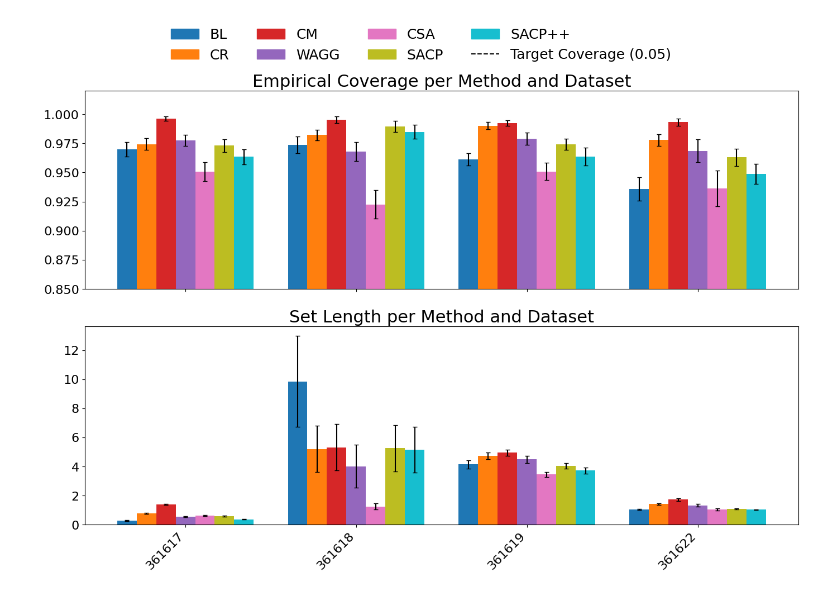
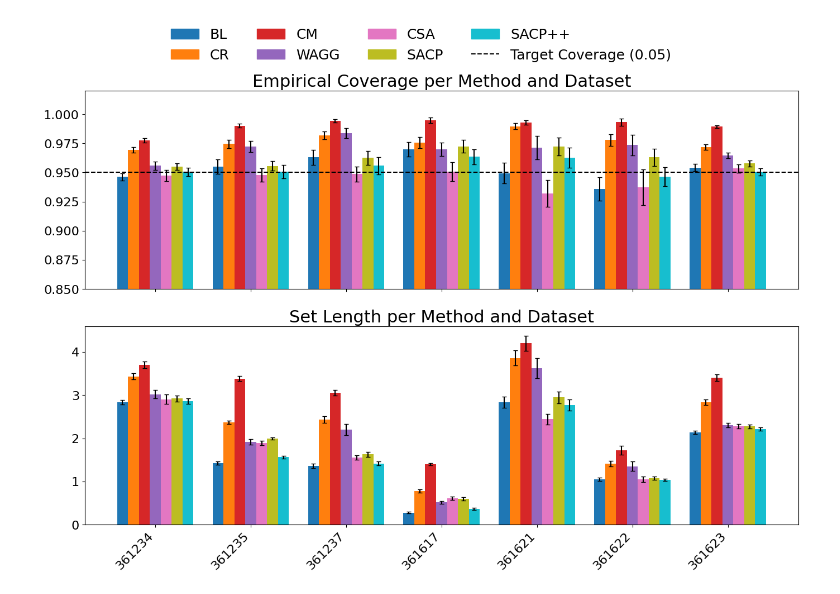
Before and after one commit to jadz1/SACP-SymmetricConformalAggregation, a Jupyter notebook: demo.ipynb, the cells around one changed output. Drawn from its saved outputs; the diff is of its cells as text; code cells hidden in the pictures.

```diff
--- a/demo.ipynb
+++ b/demo.ipynb
@@ -1,14 +1,13 @@
 # %%
+
 from aggregation_method_reg import run_baselines_and_sacp, run_CSA, run_WAgg, run_SACP_pp
 from utilis_def import *
 
 import pandas as pd
 import matplotlib.pyplot as plt
 
-openml_ids = [361617, 361618, 361619, 361622]
+openml_ids = [361617, 361235, 361237, 361622, 361621, 361623, 361234]
 
-# If you want to run an all datasets, please uncomment the following line and comment the above line.:
-# openml_ids = [361234, 361235, 361237, 361242, 361243, 361244, 361247, 361617, 361618, 361619, 361622]
 
 seeds = [
     42, 0, 1, 7, 10,
@@ -272,38 +223,38 @@ for i, m in enumerate(methods):
         label=m
     )
 
-axes[0].axhline(alpha, color='black', linestyle='--', linewidth=1.5)
+axes[0].axhline(1-alpha, color='black', linestyle='--', linewidth=1.5)
 axes[0].set_ylim(0.85, 1.02)
 axes[0].set_title("Empirical Coverage per Method and Dataset")
 
 # Length
 for i, m in enumerate(methods):
     means, sems = [], []
     for d in datasets:
         r = agg[(agg.dataset == d) & (agg.method == m)]
         means.append(r.mean_len.values[0] if not r.empty else np.nan)
         sems.append(r.sem_len.values[0] if not r.empty else np.nan)
 
     offsets = x + start + i * bw
     axes[1].bar(
         offsets, means, bw,
         yerr=sems,
         capsize=3,
         color=colors[m]
     )
 
 axes[1].set_title("Set Length per Method and Dataset")
 axes[1].set_xticks(x)
 axes[1].set_xticklabels(datasets, rotation=45, ha='right')
 
 handles = [mpatches.Patch(color=colors[m], label=m) for m in methods]
 handles.append(mlines.Line2D([], [], color='black', linestyle='--',
                              label=f"Target Coverage ({alpha:.2f})"))
 
 fig.legend(handles=handles, loc='upper center',
            bbox_to_anchor=(0.5, 1.02), ncol=4, frameon=False)
 
 fig.tight_layout(rect=[0, 0, 1, 0.94])
 plt.show()
 # %% [output]
-[figure, old version]
+[figure, new version]
```
Also changed, not shown: parts of 1 cell of this notebook.
